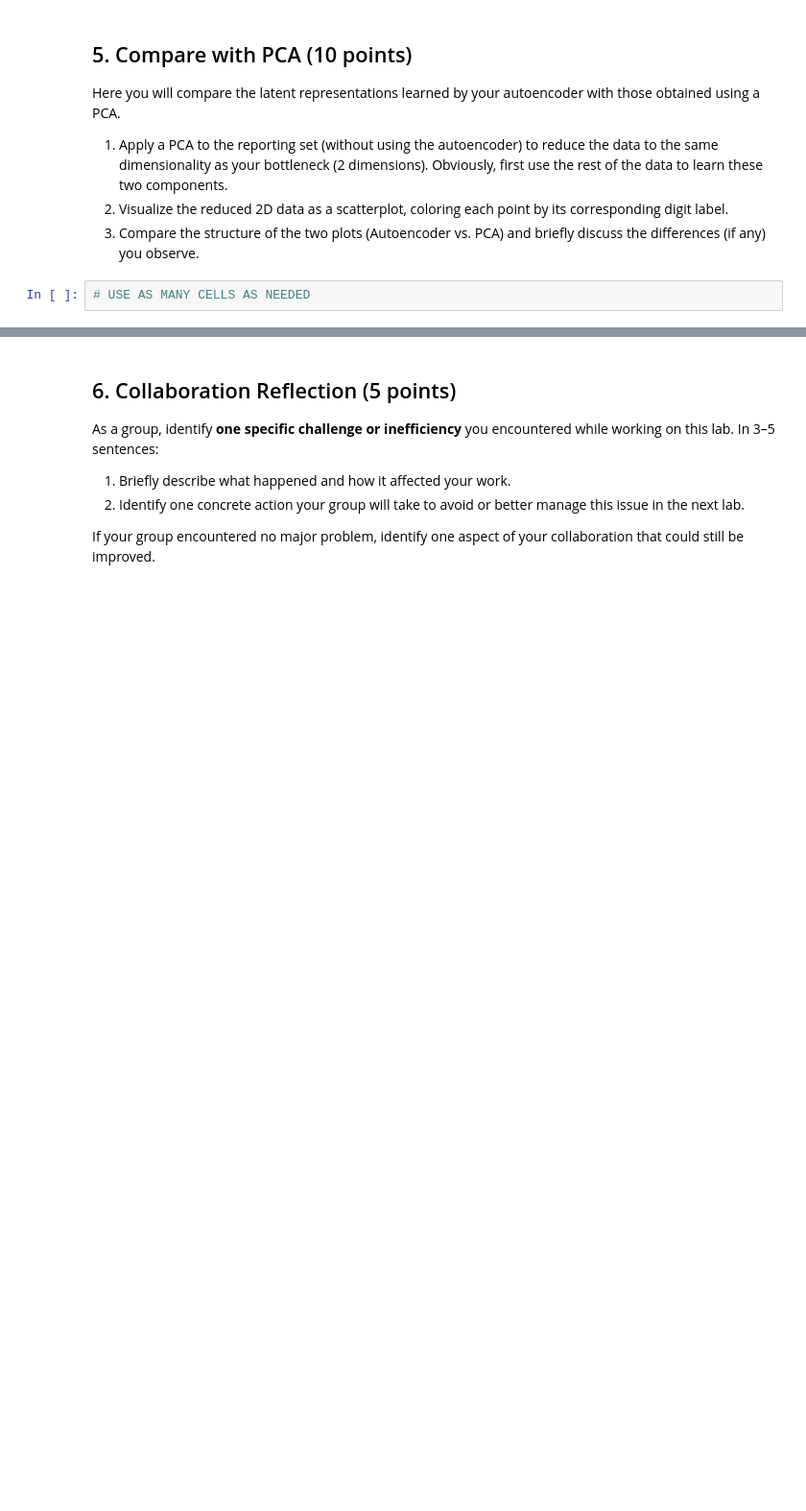
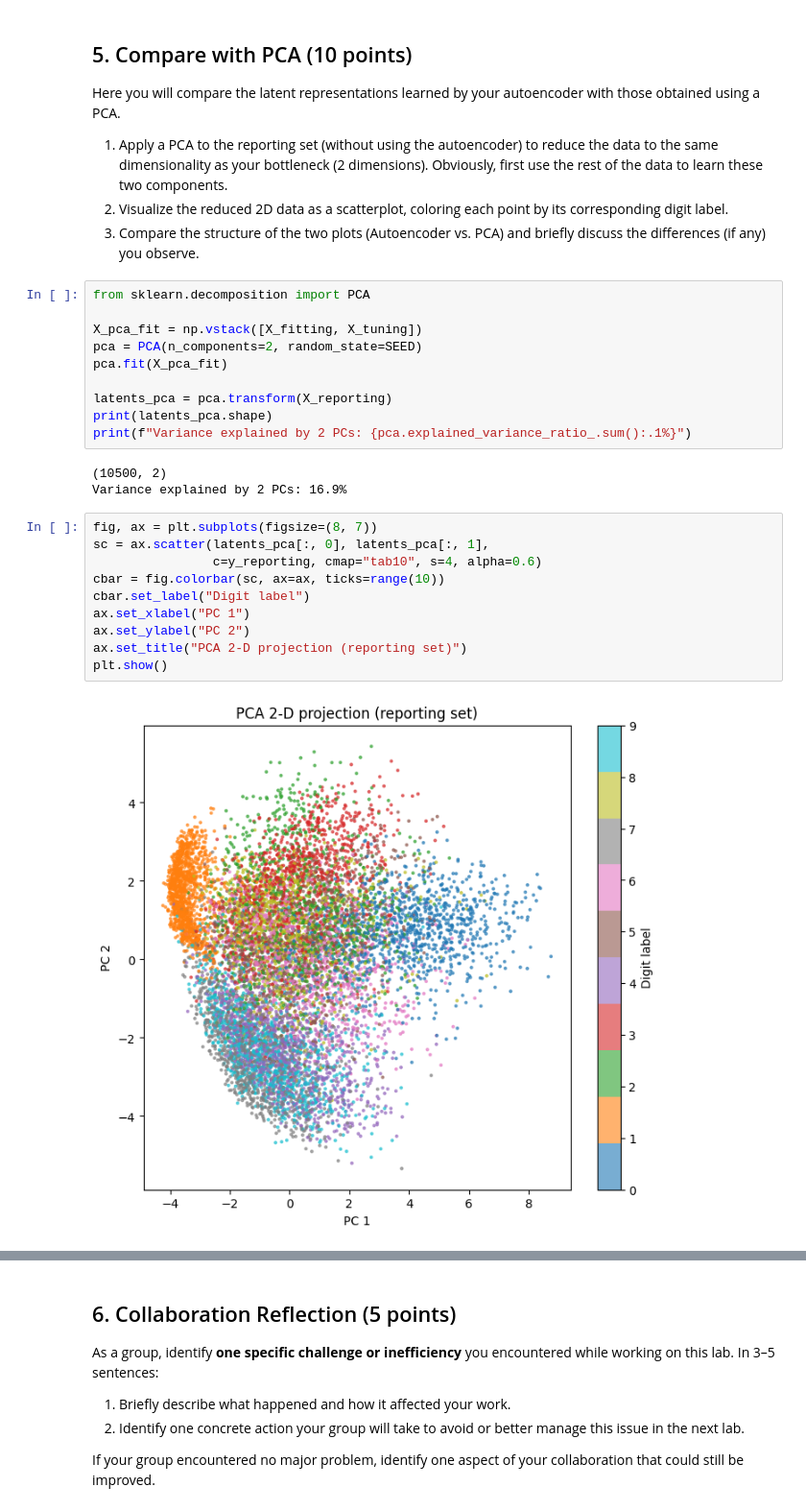
Before and after one commit to yxf9tv/lab-06-autoencoders, a Jupyter notebook: 06-autoencoders.ipynb, the cells around one changed output, grey strips where cells are left out. Shown at 96% size. Saved outputs shown, nothing was run; the diff lists cells and outputs as text; blank space fills up the shorter version.

```diff
--- a/06-autoencoders.ipynb
+++ b/06-autoencoders.ipynb
@@ -399,5 +414,28 @@ Here you will compare the latent representations learned by your autoencoder wit
 1. Apply a PCA to the reporting set (without using the autoencoder) to reduce the data to the same dimensionality as your bottleneck (2 dimensions). Obviously, first use the rest of the data to learn these two components.
 2. Visualize the reduced 2D data as a scatterplot, coloring each point by its corresponding digit label.
 3. Compare the structure of the two plots (Autoencoder vs. PCA) and briefly discuss the differences (if any) you observe.
-# %%
-# USE AS MANY CELLS AS NEEDED
+# %%
+from sklearn.decomposition import PCA
+
+X_pca_fit = np.vstack([X_fitting, X_tuning])
+pca = PCA(n_components=2, random_state=SEED)
+pca.fit(X_pca_fit)
+
+latents_pca = pca.transform(X_reporting)
+print(latents_pca.shape)
+print(f"Variance explained by 2 PCs: {pca.explained_variance_ratio_.sum():.1%}")
+# %% [output]
+(10500, 2)
+Variance explained by 2 PCs: 16.9%
+# %%
+fig, ax = plt.subplots(figsize=(8, 7))
+sc = ax.scatter(latents_pca[:, 0], latents_pca[:, 1],
+                c=y_reporting, cmap="tab10", s=4, alpha=0.6)
+cbar = fig.colorbar(sc, ax=ax, ticks=range(10))
+cbar.set_label("Digit label")
+ax.set_xlabel("PC 1")
+ax.set_ylabel("PC 2")
+ax.set_title("PCA 2-D projection (reporting set)")
+plt.show()
+# %% [output]
+[figure, added]
```
Also changed, not shown: parts of 9 cells of this notebook.
